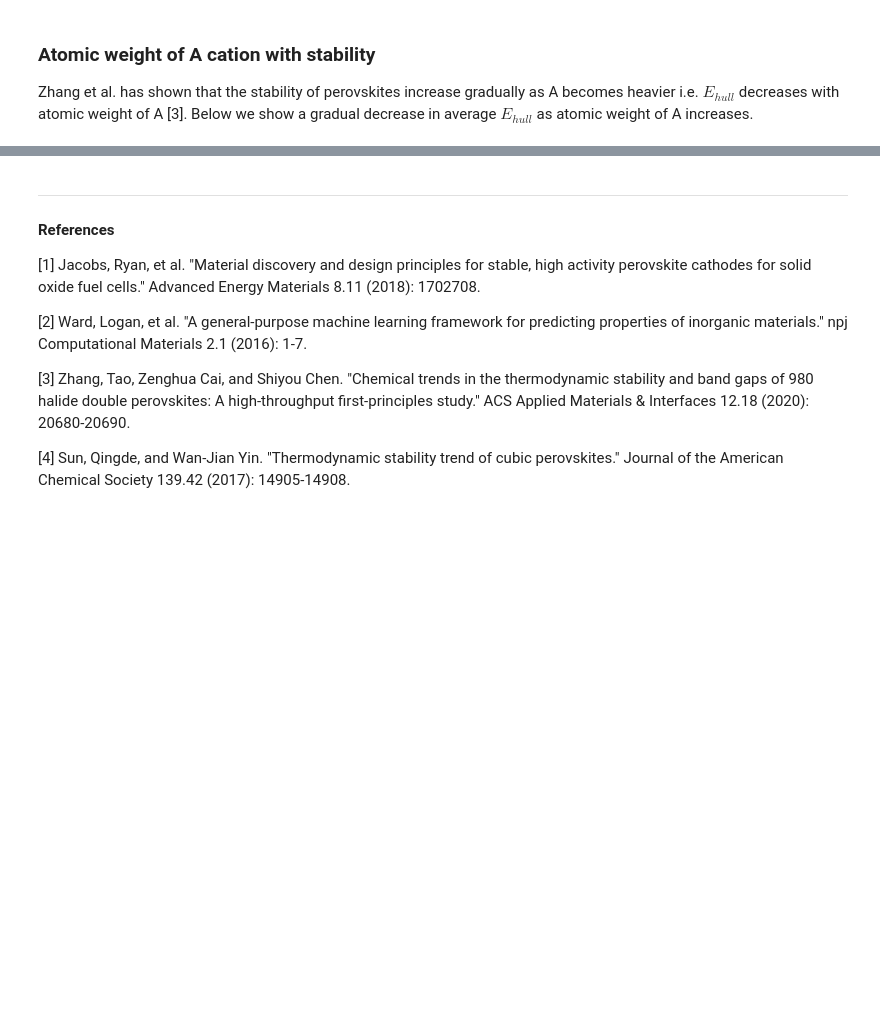
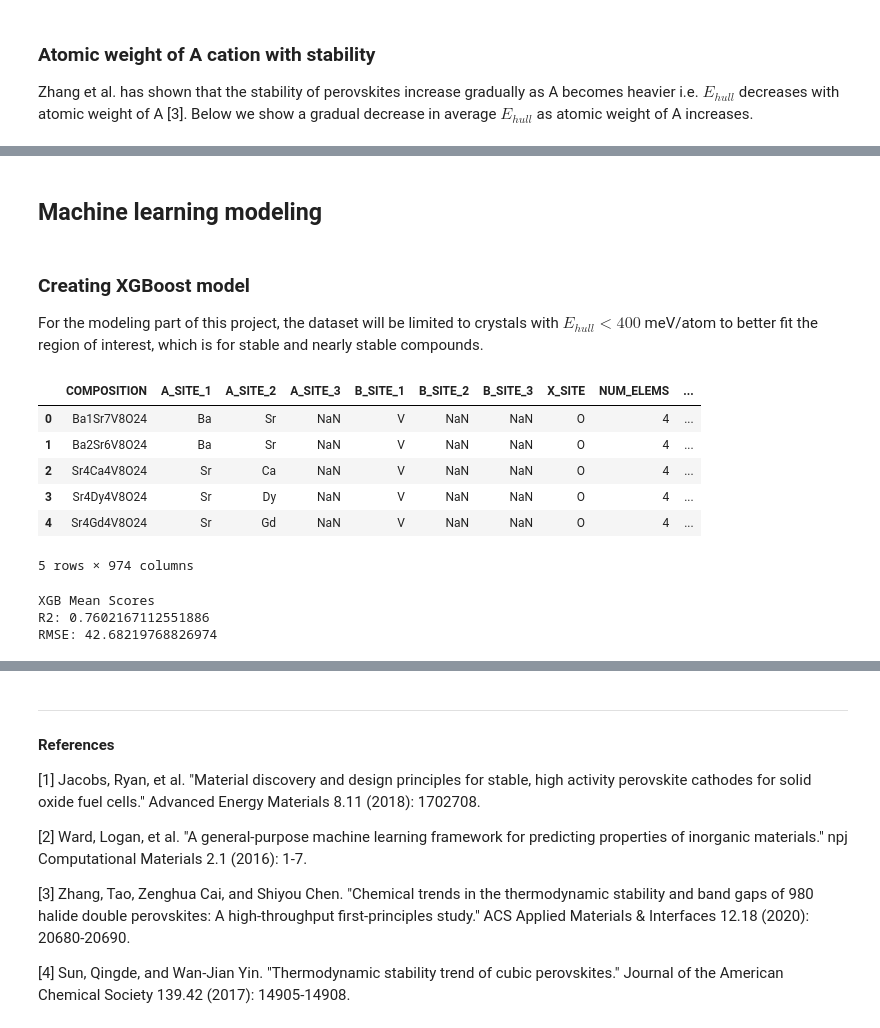
Before and after one commit to machinelurning/stable-perovskites, a Jupyter notebook: preliminary-analysis.ipynb, the cells around one changed output, grey strips where cells are left out. Cells and saved outputs as stored; diff of their text form; code cells hidden in the pictures; blank space fills up the shorter version.

```diff
--- a/preliminary-analysis.ipynb
+++ b/preliminary-analysis.ipynb
@@ -599,6 +686,44 @@ for j in range(81):
 
     df[a_range_names[j]] = a_ranges
     df[b_range_names[j]] = b_ranges
+# %%
+a_shan_rad_comp_avgd = []
+b_shan_rad_comp_avgd = []
+
+# Adding maximum, minimum, range column for Shannon radius
+
+df["A_MAX_SHAN_RAD"] = df[shan_rad_col_names[0:3]].max(axis=1)
+df["A_MIN_SHAN_RAD"] = df[shan_rad_col_names[0:3]].min(axis=1)
+df["A_RANGE_SHAN_RAD"] = df["A_MAX_SHAN_RAD"] - df["A_MIN_SHAN_RAD"]
+
+df["B_MAX_SHAN_RAD"] = df[shan_rad_col_names[3:6]].max(axis=1)
+df["B_MIN_SHAN_RAD"] = df[shan_rad_col_names[3:6]].min(axis=1)
+df["B_RANGE_SHAN_RAD"] = df["B_MAX_SHAN_RAD"] - df["B_MIN_SHAN_RAD"]
+
+# Adding composition averaged Shannon radii
+
+for i in range(df.shape[0]):
+    a_shan_rad_list = list(df[shan_rad_col_names[0:3]].iloc[i].dropna())
+    b_shan_rad_list = list(df[shan_rad_col_names[3:6]].iloc[i].dropna())
+
+    num_col_names = ["NUM_" + i for i in suffixes]
+
+    a_nums = list(df[num_col_names[0:3]].iloc[i].dropna())
+    b_nums = list(df[num_col_names[3:6]].iloc[i].dropna())
+
+    a_comp_avgd = np.sum(np.multiply(a_shan_rad_list, a_nums))/8
+    b_comp_avgd = np.sum(np.multiply(b_shan_rad_list, b_nums))/8
+
+    a_shan_rad_comp_avgd.append(a_comp_avgd)
+    b_shan_rad_comp_avgd.append(b_comp_avgd)
+
+df["A_SHAN_RAD_COMP_AVGD"] = a_shan_rad_comp_avgd
+df["B_SHAN_RAD_COMP_AVGD"] = b_shan_rad_comp_avgd
+# %%
+# Calculating t and octahedral factor based on new comp avgd rations
+
+df["GOLDSCHMIDT_COMP_AVGD"] = (df["A_SHAN_RAD_COMP_AVGD"] + 1.4)/(np.sqrt(2)*(df["B_SHAN_RAD_COMP_AVGD"]+1.4))
+df["OCTAHEDRAL_COMP_AVGD"] = df["B_SHAN_RAD_COMP_AVGD"] / 1.4
 # %% [markdown]
 ## Exploratory Data Analysis
 # %%
@@ -761,4 +899,23 @@ Sun et al. has shown that $E_hull$ varies inversely with SF which is also shown
 # %%
-df["SUN_FACTOR"] = (df["GOLDSCHMIDT_TF"] + df["OCTAHEDRAL_FACTOR"])**df["APF"]
+df["SUN_FACTOR"] = (df["GOLDSCHMIDT_COMP_AVGD"] + df["OCTAHEDRAL_COMP_AVGD"])**df["APF"]
+df_["SUN_FACTOR"] = df["SUN_FACTOR"]
 # %%
 histogram_w_avg(20, "SUN_FACTOR", "ENERGY_ABOVE_HULL")
+# %% [markdown]
+## Machine learning modeling
+# %% [markdown]
+### Creating XGBoost model
+
+For the modeling part of this project, the dataset will be limited to crystals with $E_{hull} < 400$ meV/atom to better fit the region of interest, which is for stable and nearly stable compounds.
+# %%
+df = df[df["ENERGY_ABOVE_HULL"]<400]
+# %%
+df.head()
+# %% [output]
+|  | COMPOSITION | A_SITE_1 | A_SITE_2 | A_SITE_3 | B_SITE_1 | B_SITE_2 | B_SITE_3 | X_SITE | NUM_ELEMS | ... |
+| 0 | Ba1Sr7V8O24 | Ba | Sr | NaN | V | NaN | NaN | O | 4 | ... |
+| 1 | Ba2Sr6V8O24 | Ba | Sr | NaN | V | NaN | NaN | O | 4 | ... |
+| 2 | Sr4Ca4V8O24 | Sr | Ca | NaN | V | NaN | NaN | O | 4 | ... |
+| 3 | Sr4Dy4V8O24 | Sr | Dy | NaN | V | NaN | NaN | O | 4 | ... |
+| 4 | Sr4Gd4V8O24 | Sr | Gd | NaN | V | NaN | NaN | O | 4 | ... |
+5 rows × 974 columns
@@ -776,0 +940,7 @@ X_train = scaler.fit_transform(X_train)
+# %%
+print("XGB Mean Scores")
+print(f"R2: {xgb_init_scores['test_r2'].mean()}")
+# %% [output]
+XGB Mean Scores
+R2: 0.7602167112551886
+RMSE: 42.68219768826974
```
Also changed, not shown: parts of 47 cells of this notebook.
